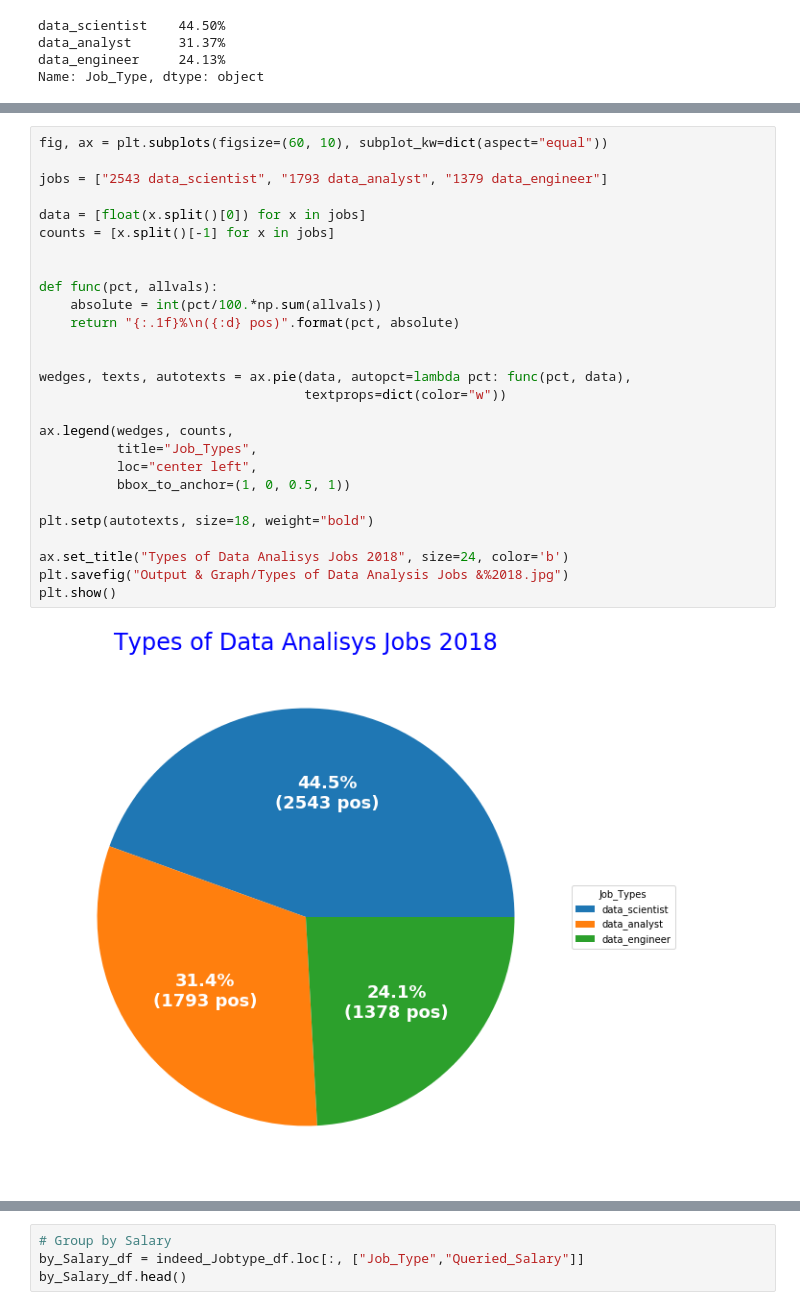
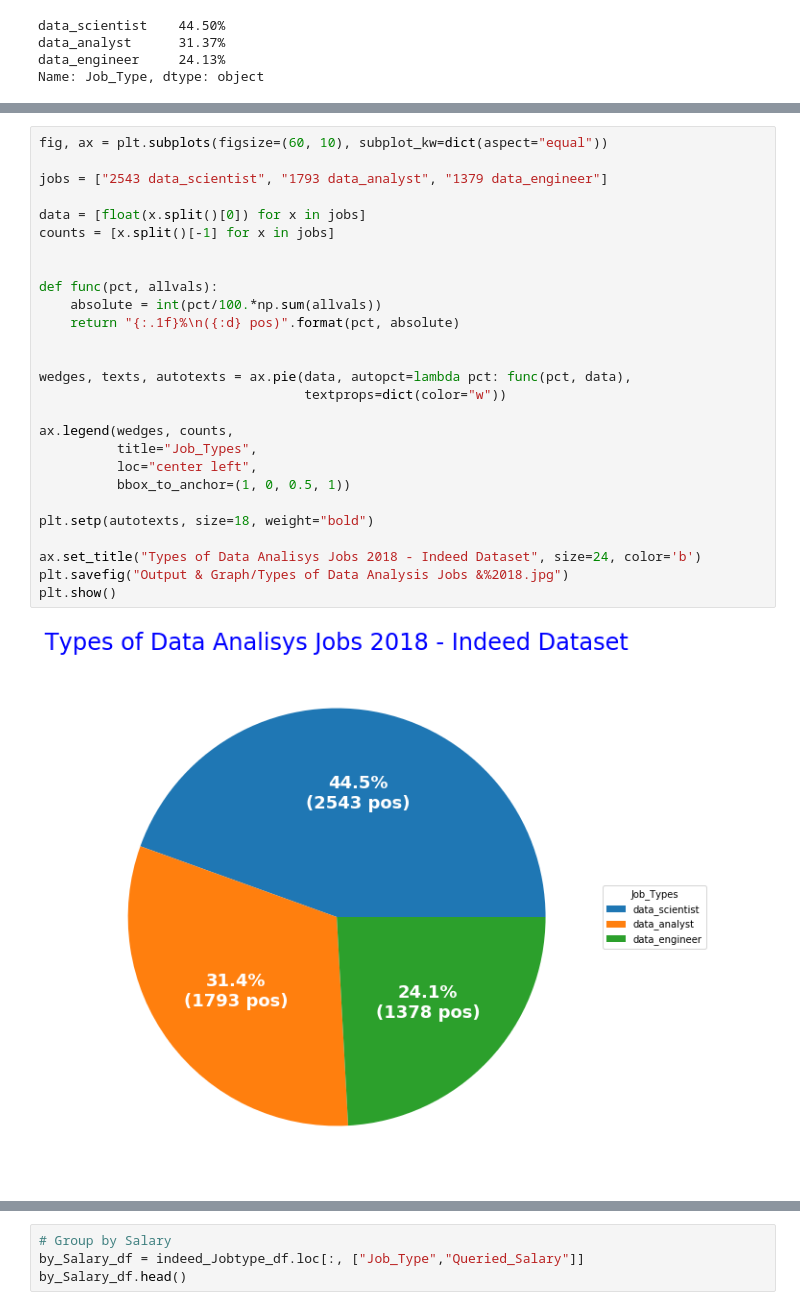
Before and after one commit to feldtmam/project1group3, a Jupyter notebook: Jorge_Files/TypeofJobs_analysis.ipynb, the cells around one changed output, grey strips where cells are left out. Cells and saved outputs as stored; diff of their text form.

```diff
--- a/Jorge_Files/TypeofJobs_analysis.ipynb
+++ b/Jorge_Files/TypeofJobs_analysis.ipynb
@@ -123,29 +103,29 @@ plt.show()
 # %%
 fig, ax = plt.subplots(figsize=(60, 10), subplot_kw=dict(aspect="equal"))
 
 jobs = ["2543 data_scientist", "1793 data_analyst", "1379 data_engineer"]
 
 data = [float(x.split()[0]) for x in jobs]
 counts = [x.split()[-1] for x in jobs]
 
 
 def func(pct, allvals):
     absolute = int(pct/100.*np.sum(allvals))
     return "{:.1f}%\n({:d} pos)".format(pct, absolute)
 
 
 wedges, texts, autotexts = ax.pie(data, autopct=lambda pct: func(pct, data),
                                   textprops=dict(color="w"))
 
 ax.legend(wedges, counts,
           title="Job_Types",
           loc="center left",
           bbox_to_anchor=(1, 0, 0.5, 1))
 
 plt.setp(autotexts, size=18, weight="bold")
 
-ax.set_title("Types of Data Analisys Jobs 2018", size=24, color='b')
+ax.set_title("Types of Data Analisys Jobs 2018 - Indeed Dataset", size=24, color='b')
 plt.savefig("Output & Graph/Types of Data Analysis Jobs &%2018.jpg")
 plt.show()
 # %% [output]
-[figure, old version]
+[figure, new version]
```
Also changed, not shown: parts of 14 cells of this notebook, 5 other files.
